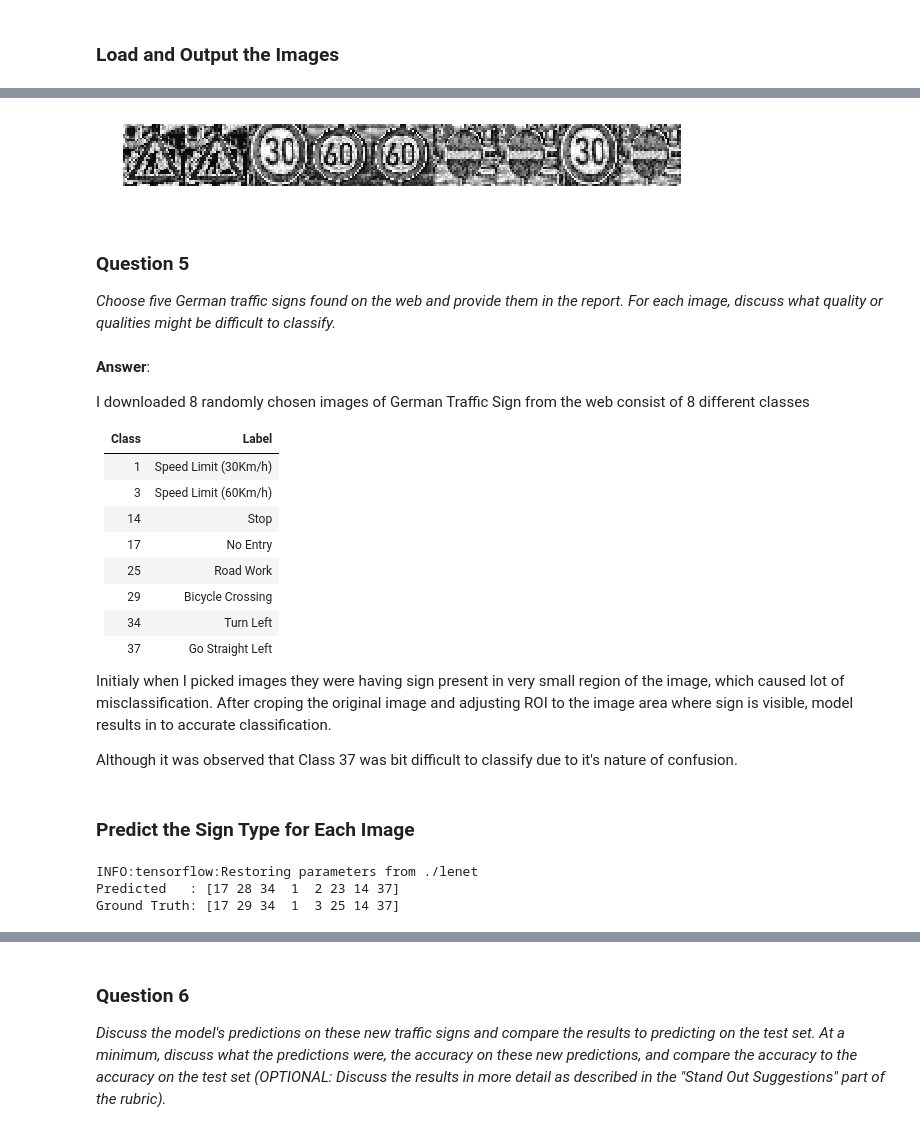
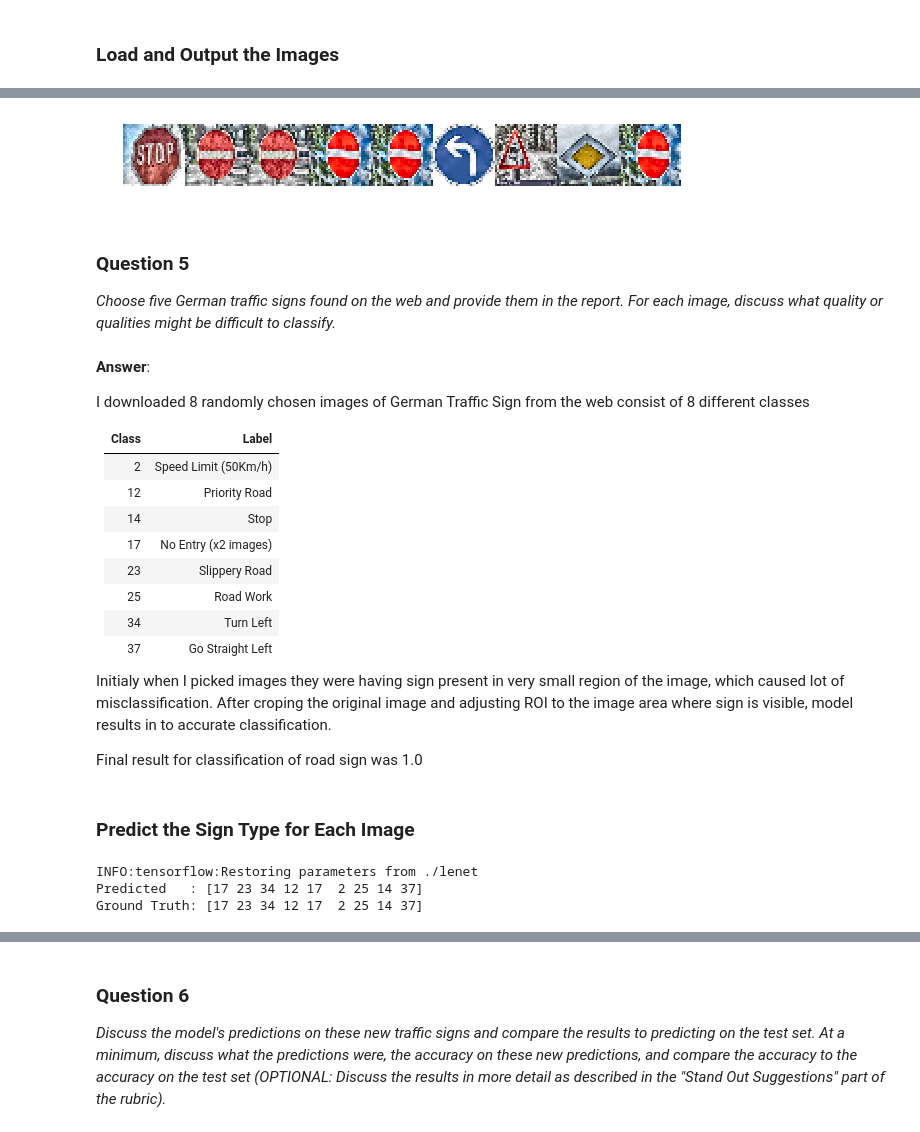
Before and after one commit to jinay1991/CarND-Traffic-Sign-Classifier-Project, a Jupyter notebook: Traffic_Sign_Classifier.ipynb, the cells around one changed output, grey strips where cells are left out. Drawn from its saved outputs; the diff is of its cells as text; code cells hidden in the pictures.

```diff
--- a/Traffic_Sign_Classifier.ipynb
+++ b/Traffic_Sign_Classifier.ipynb
@@ -374,7 +351,0 @@ show_images(X_train, len(X_train), len(X_train),
-# %%
-def image_preprocess(image):
-    image = resize(image)
-    image = auto_contrast(image)
-    image = convert_grayscale(image)
-    image = normalize(image)
-    return image
@@ -456,3 +387,10 @@ Return the result of the 2nd fully connected layer.
+# %%
+def preprocess_op(x):
+    with tf.variable_scope('P0'):
+        p0 = tf.image.convert_image_dtype(x, tf.float32)
+        p0 = tf.divide(tf.subtract(p0, 128.0), 128.0)
+        print("P0: Input %s Output %s" % (x.get_shape(), p0.get_shape()))
+        return p0
 # %%
 def SingleScaleLeNet(x, keep_prob=1.0):
     mu = 0
@@ -575,13 +514,15 @@ def MultiScaleLeNet(x, keep_prob=1.0):
 
     print("Multiscale LeNet", " with dropout" if keep_prob != 1.0 else "")
 
-    _, w, h, c = x.get_shape().as_list()
+    p0 = preprocess_op(x)
+
+    _, w, h, c = p0.get_shape().as_list()
 
     # C1: Input 32x32x1 Output 32x32x32
     with tf.variable_scope('C1'):
         weight1 = tf.Variable(tf.truncated_normal(shape = (5, 5, c, 32), mean = mu, stddev = sigma))
         bias1 = tf.Variable(tf.zeros(shape = (32)))
-        conv1 = tf.nn.conv2d(x, weight1, strides = (1, 1, 1, 1), padding = 'SAME')
+        conv1 = tf.nn.conv2d(p0, weight1, strides = (1, 1, 1, 1), padding = 'SAME')
         conv1 = tf.add(conv1, bias1)
         conv1 = tf.nn.relu(conv1)
         print("C1: Input %s Output %s" % (x.get_shape(), conv1.get_shape()))
@@ -718,7 +660,7 @@ Summary of all the tuned Hyperparameters:
 5. Batch Size = **128**
 6. Optimizer = **Adam Optimizer**
 # %%
-EPOCHS = 15
+EPOCHS = 20
 BATCH_SIZE = 128
 # %%
 from sklearn.utils import shuffle
@@ -841,11 +786,11 @@ Number of test images = 8
 # %%
 # Apply preprocess pipe
 test_images_pre = [image_preprocess(i) for i in test_images]
 show_images(test_images_pre, len(test_images_pre), len(test_images_pre),
             images_per_row = len(filelist), images_per_col = 1,
-            H = 10, W = 10, its_gray=True)
+            H = 10, W = 10, its_gray=False)
 # %% [output]
-[figure, old version]
+[figure, new version]
 # %% [markdown]
 ### Question 5
 
@@ -857,17 +802,17 @@ I downloaded 8 randomly chosen images of German Traffic Sign from the web consis
 
 | Class| Label               |
 |------|---------------------|
-| 1    | Speed Limit (30Km/h)|
-| 3    | Speed Limit (60Km/h)|
+| 2    | Speed Limit (50Km/h)|
+| 12   | Priority Road       |
 | 14   | Stop                |
-| 17   | No Entry            |
+| 17   | No Entry (x2 images)|
+| 23   | Slippery Road       |
 | 25   | Road Work           |
-| 29   | Bicycle Crossing    |
 | 34   | Turn Left           |
 | 37   | Go Straight Left    |
 
 Initialy when I picked images they were having sign present in very small region of the image, which caused lot of misclassification. After croping the original image and adjusting ROI to the image area where sign is visible, model results in to accurate classification.
 
-Although it was observed that Class 37 was bit difficult to classify due to it's nature of confusion.
+Final result for classification of road sign was 1.0
 # %% [markdown]
 ### Predict the Sign Type for Each Image
@@ -874,16 +827,12 @@ Although it was observed that Class 37 was bit difficult to classify due to it's
 # %%
-### Run the predictions here and use the model to output the prediction for each image.
-### Make sure to pre-process the images with the same pre-processing pipeline used earlier.
-### Feel free to use as many code cells as needed.
-
 with tf.Session() as sess:
     saver.restore(sess, tf.train.latest_checkpoint('.'))
 
-    predicted_logits = sess.run(logits, feed_dict={x: test_images_pre, keep_prob: 1.0})
-    output = np.argmax(predicted_logits, axis=1)
+    pred = sess.run(logits, feed_dict={x: test_images_pre, keep_prob: 1.0})
+    output = np.argmax(pred, axis=1)
     print("Predicted   :", output)
     print("Ground Truth:", np.array(test_labels))
 # %% [output]
 INFO:tensorflow:Restoring parameters from ./lenet
-Predicted   : [17 28 34  1  2 23 14 37]
-Ground Truth: [17 29 34  1  3 25 14 37]
+Predicted   : [17 23 34 12 17  2 25 14 37]
+Ground Truth: [17 23 34 12 17  2 25 14 37]
```
Also changed, not shown: parts of 41 cells of this notebook, 7 other files.
